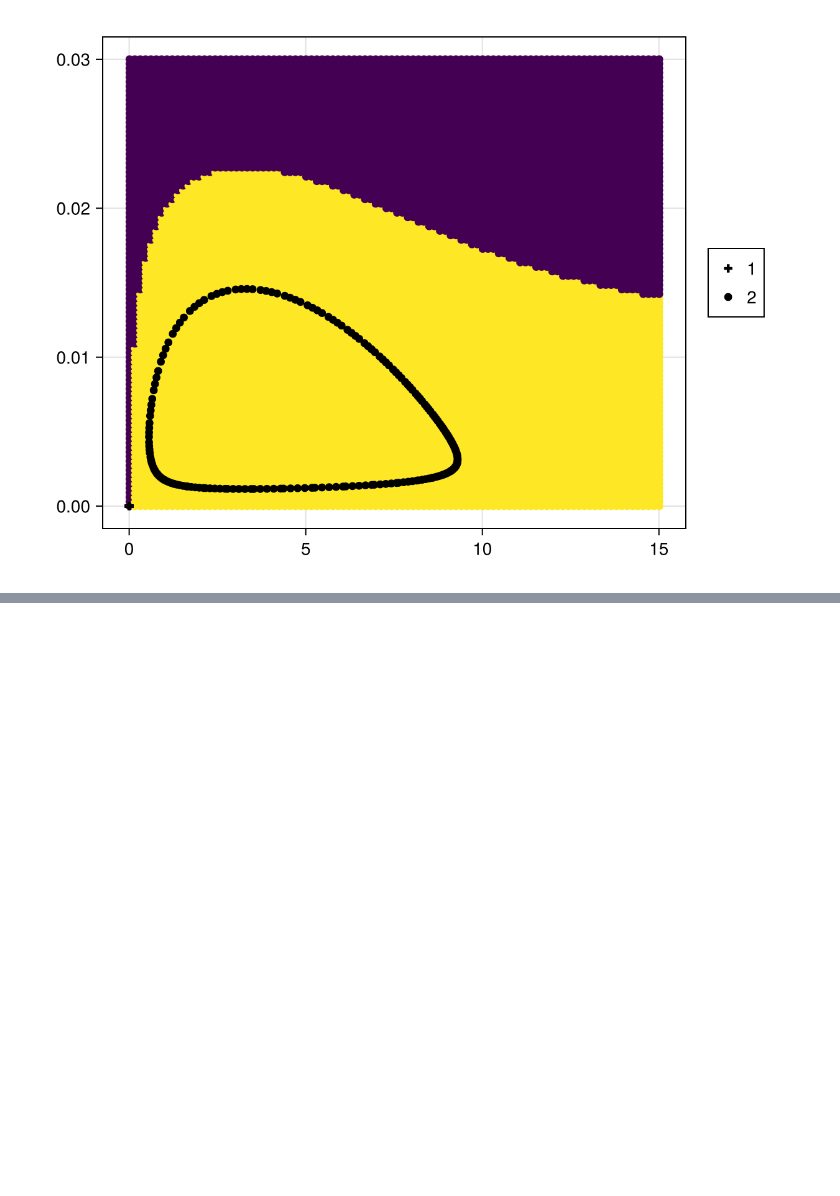
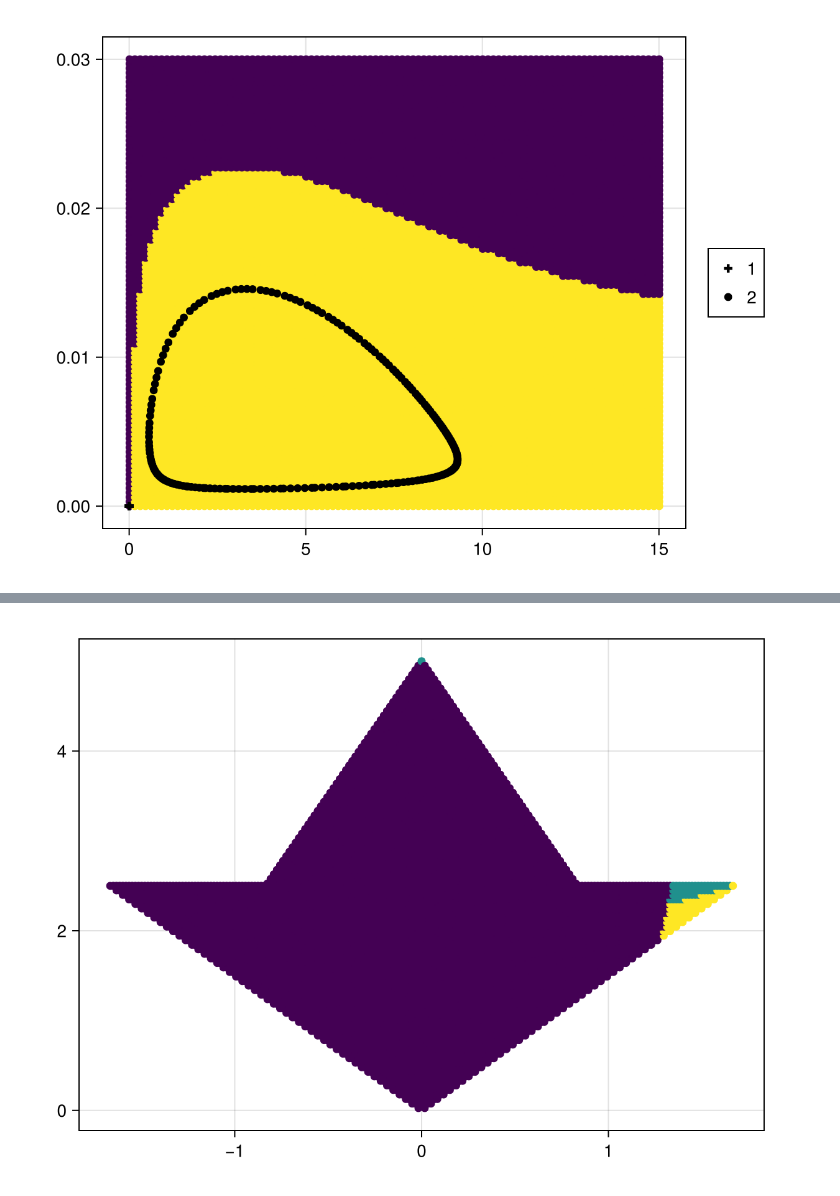
Before and after one commit to SCWalker22/MTH3039, a Jupyter notebook: CW1.ipynb, the cells around one changed output, grey strips where cells are left out. Cells and saved outputs as stored; diff of their text form; code cells hidden in the pictures; blank space fills up the shorter version.

```diff
--- a/CW1.ipynb
+++ b/CW1.ipynb
@@ -328,0 +386,43 @@ fig
+# %%
+function fg2_mod(ds, featuriser, r, ics; Ttr, Dt, T)
+    features = []
+    for point in ics
+        u0 = collect(point)
+        X, t = trajectory(ds, T, u0; Ttr, Dt)
+        feature = featuriser(X)
+        push!(features, feature)
+    end
+    groups = simple_grouping(features, r)
+    group_init_traj = []
+    boa_fractions = []
+    for i in 1:maximum(groups)
+        index = findfirst(==(i), groups)
+        init_cond = collect(ics[index])
+        X, t = trajectory(ds, T, init_cond; Ttr, Dt)
+        push!(group_init_traj, X)
+        # Now calculate BoA fractions
+        num = count(isequal(i), groups)
+        frac = num/length(groups)
+        push!(boa_fractions, frac)
+    end
+
+    return (groups, group_init_traj, boa_fractions, features)
+end
+function duffing_featuriser(X)
+    x, v, t = X
+    mean_x = mean(x)
+    # sd_v = 0.3std(v)
+    range_x = maximum(x) - minimum(x)
+    return SVector(mean_x, range_x)
+end
+density = 100
+xg = range(-2.5, 2.5; length = density)
+vg = range(-2.5, 2.5; length = density)
+duffing_points = vec([(x, v, 0) for x in xg, v in vg])
+groups, group_trajs, boa_fractions, features = fg2_mod(duffing_ds, duffing_featuriser, 3, duffing_points; Ttr = 0, Dt = ∇t, T = 100)
+fig = Figure()
+ax = Axis(fig[1, 1])
+scatter!(ax, features, color=groups)
+fig
+# %% [output]
+[figure, added]
```
Also changed, not shown: parts of 11 cells of this notebook, 1 other file.
